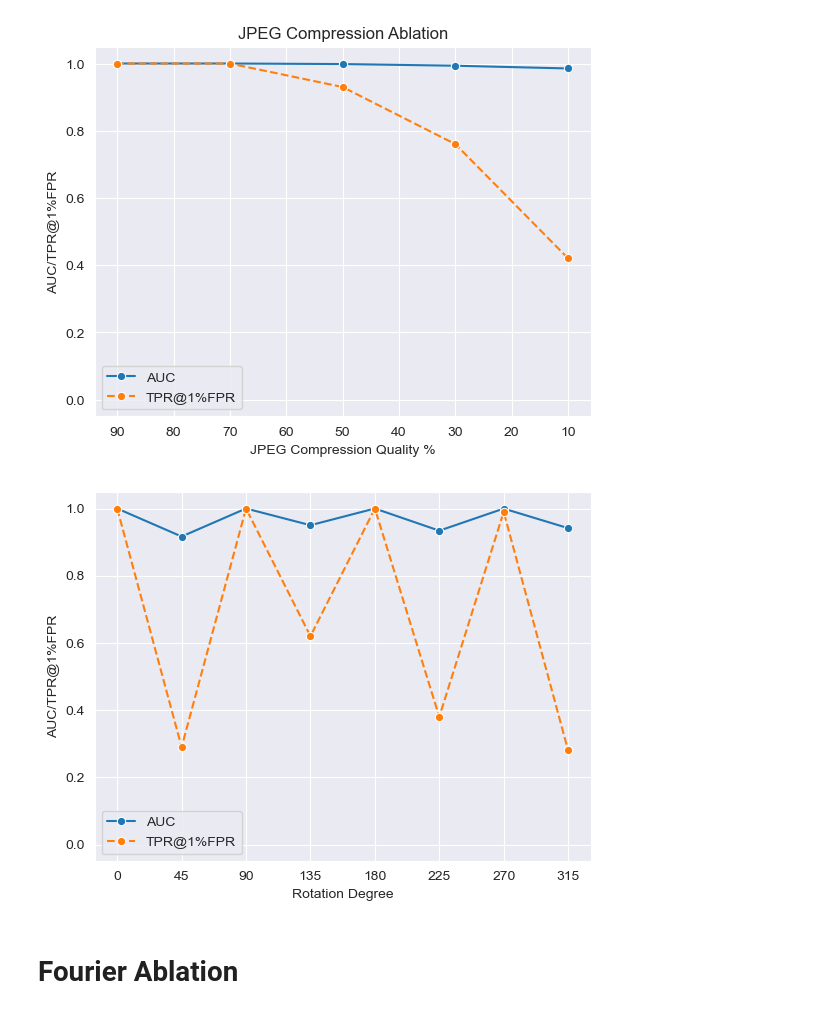
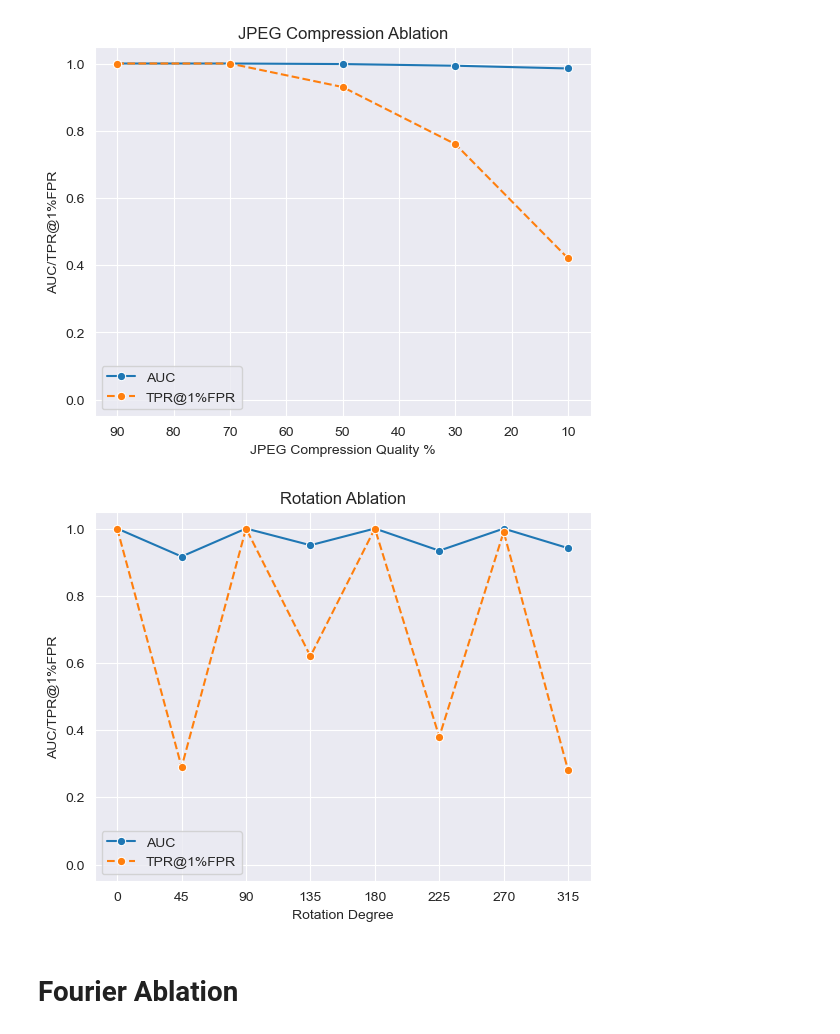
Before and after one commit to ralvarezlucend/tree-ring-watermark-improvements, a Jupyter notebook: plot_ablation.ipynb, the cells around one changed output. Cells and saved outputs as stored; diff of their text form; code cells hidden in the pictures.

Commit message:
further plot updates

```diff
--- a/plot_ablation.ipynb
+++ b/plot_ablation.ipynb
@@ -49,15 +49,16 @@ plt.savefig('plots/jpeg_reproduction.png')
 # %%
 sns.set_style(style="darkgrid")
 sns.color_palette("tab10")
 sns.lineplot(x='rotation', y='auc', data=rotation, label='AUC', marker='o')
 sns.lineplot(x='rotation', y='tpr@1%fpr', data=rotation, label='TPR@1%FPR', linestyle='dashed', marker='o')
 plt.ylim(-0.05, 1.05)
 plt.xlabel('Rotation Degree')
 plt.ylabel('AUC/TPR@1%FPR')
 plt.gca().xaxis.set_major_locator(ticker.MultipleLocator(45))
+plt.title("Rotation Ablation")
 plt.savefig('plots/rotation_reproduction.png')
 # %% [output]
-[figure, old version]
+[figure, new version]
 # %% [markdown]
 # Fourier Ablation
 # %%
```
Also changed, not shown: parts of 3 cells of this notebook, 4 other files.
